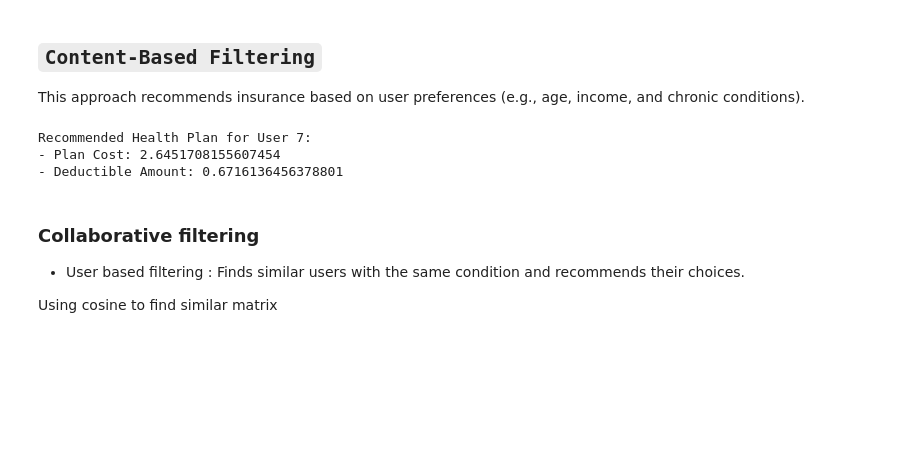
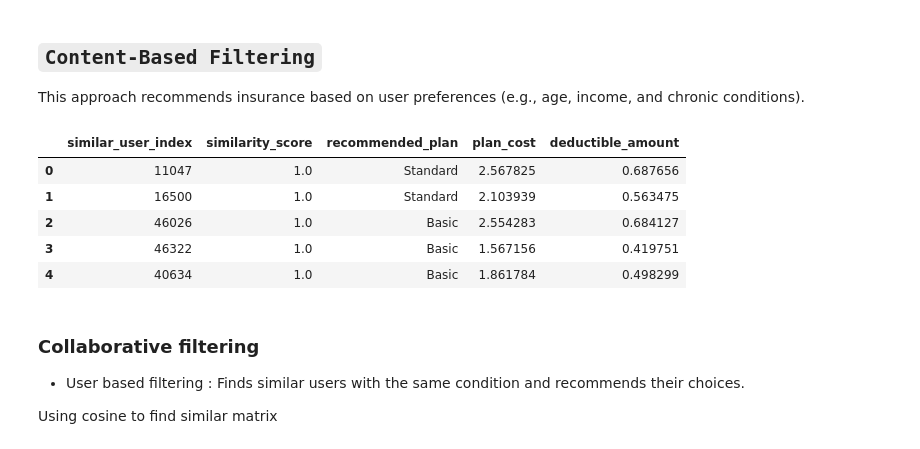
Before and after one commit to ruth-kitasi/Health-Insurance-Recommender-System, a Jupyter notebook: index.ipynb, the cells around one changed output. Saved outputs shown, nothing was run; the diff lists cells and outputs as text; code cells hidden in the pictures; blank space fills up the shorter version.

Commit message:
content based filtation

```diff
--- a/index.ipynb
+++ b/index.ipynb
@@ -598,7 +598,7 @@ from sklearn.neighbors import NearestNeighbors
 nn_model = NearestNeighbors(metric='cosine', algorithm='brute')
 
 # Select feature columns
-feature_cols = ['age', 'monthly_income', 'pre_existing_conditions', 'plan_cost', 'deductible_amount']
+feature_cols = ['age', 'monthly_income', 'pre_existing_conditions', 'plan_cost', 'deductible_amount','recommended_plan']
 
 nn_model.fit(df[feature_cols])
 
@@ -607,36 +607,3 @@ distances, indices = nn_model.kneighbors(df[feature_cols], n_neighbors=5)
 
 # Convert to DataFrame
 similarity_df = pd.DataFrame(indices)
-# %%
-def recommend_health_plan(user_index, df, indices, top_n=5):
-    """
-    Recommend a health plan based on similar users.
-
-    Parameters:
-    - user_index: The index of the target user
-    - df: The DataFrame containing user data
-    - indices: The array of nearest neighbor indices
-    - top_n: Number of similar users to consider
-
-    Returns:
-    - A dictionary containing the recommended plan cost and deductible amount
-    """
-    similar_users = indices[user_index][1:top_n+1]  # Exclude self
-    recommended_plan = df.iloc[similar_users][["plan_cost", "deductible_amount"]].mean()
-
-    return {
-        "recommended_plan_cost": recommended_plan["plan_cost"],
-        "recommended_deductible": recommended_plan["deductible_amount"]
-    }
-
-# Example usage
-user_id = 7 # Choose a user index
-recommended_plan = recommend_health_plan(user_id, df, indices)
-
-print(f"Recommended Health Plan for User {user_id}:")
-print(f"- Plan Cost: {recommended_plan['recommended_plan_cost']}")
-print(f"- Deductible Amount: {recommended_plan['recommended_deductible']}")
-# %% [output]
-Recommended Health Plan for User 7:
-- Plan Cost: 2.6451708155607454
-- Deductible Amount: 0.6716136456378801
@@ -643,3 +659,15 @@ Recommended Health Plan for User 7:
+# %%
+# recomended plan of users based on a particular user.
+feature_cols = ['plan_cost', 'deductible_amount']
+top_users = get_similar_users_with_plan(user_index=6, df=df, feature_cols=feature_cols)
+top_users
+# %% [output]
+|  | similar_user_index | similarity_score | recommended_plan | plan_cost | deductible_amount |
+| 0 | 11047 | 1.0 | Standard | 2.567825 | 0.687656 |
+| 1 | 16500 | 1.0 | Standard | 2.103939 | 0.563475 |
+| 2 | 46026 | 1.0 | Basic | 2.554283 | 0.684127 |
+| 3 | 46322 | 1.0 | Basic | 1.567156 | 0.419751 |
+| 4 | 40634 | 1.0 | Basic | 1.861784 | 0.498299 |
 # %% [markdown]
 ### Collaborative filtering
 - User based filtering : Finds similar users with the same condition and recommends their choices.
```
Also changed, not shown: parts of 4 cells of this notebook.
